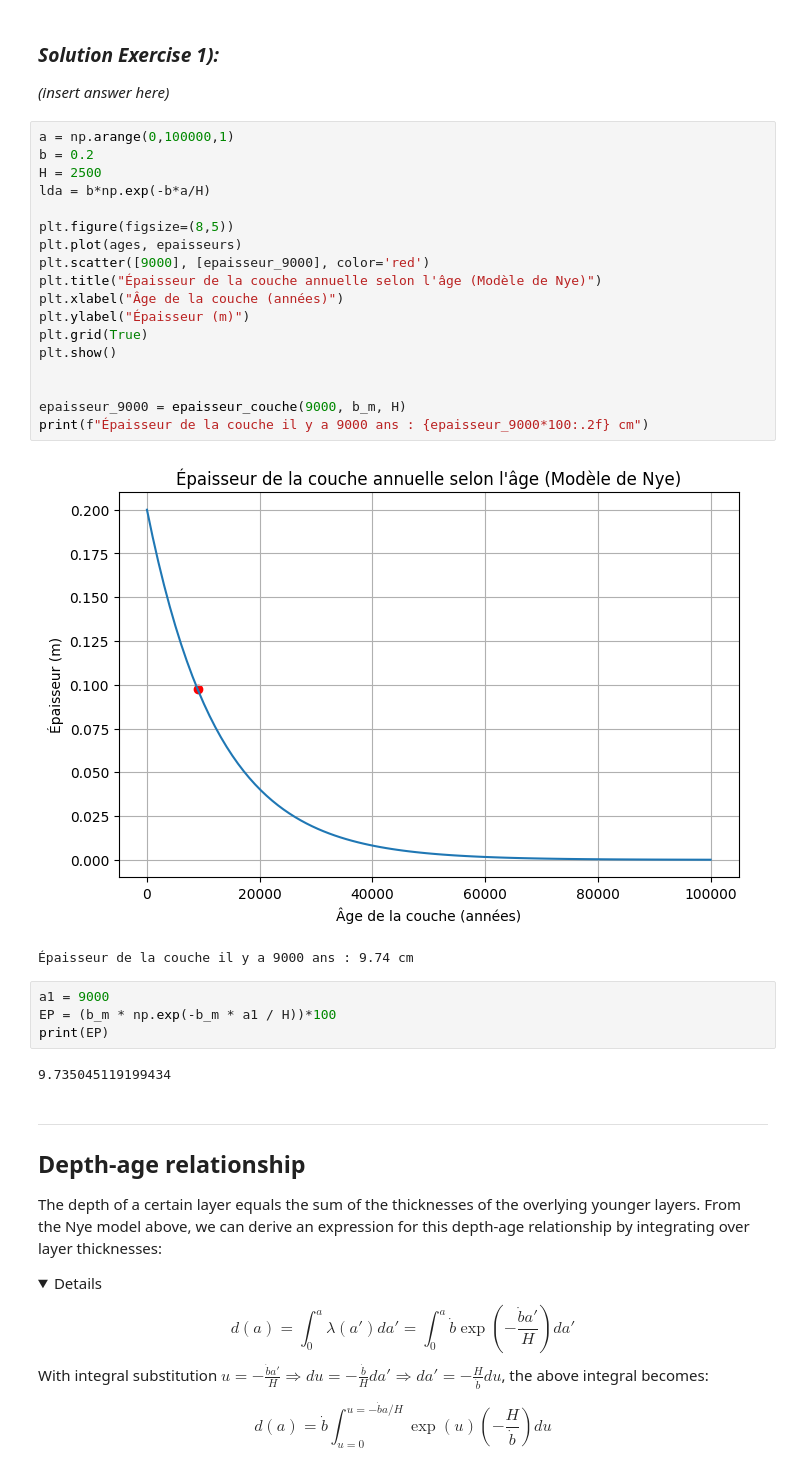
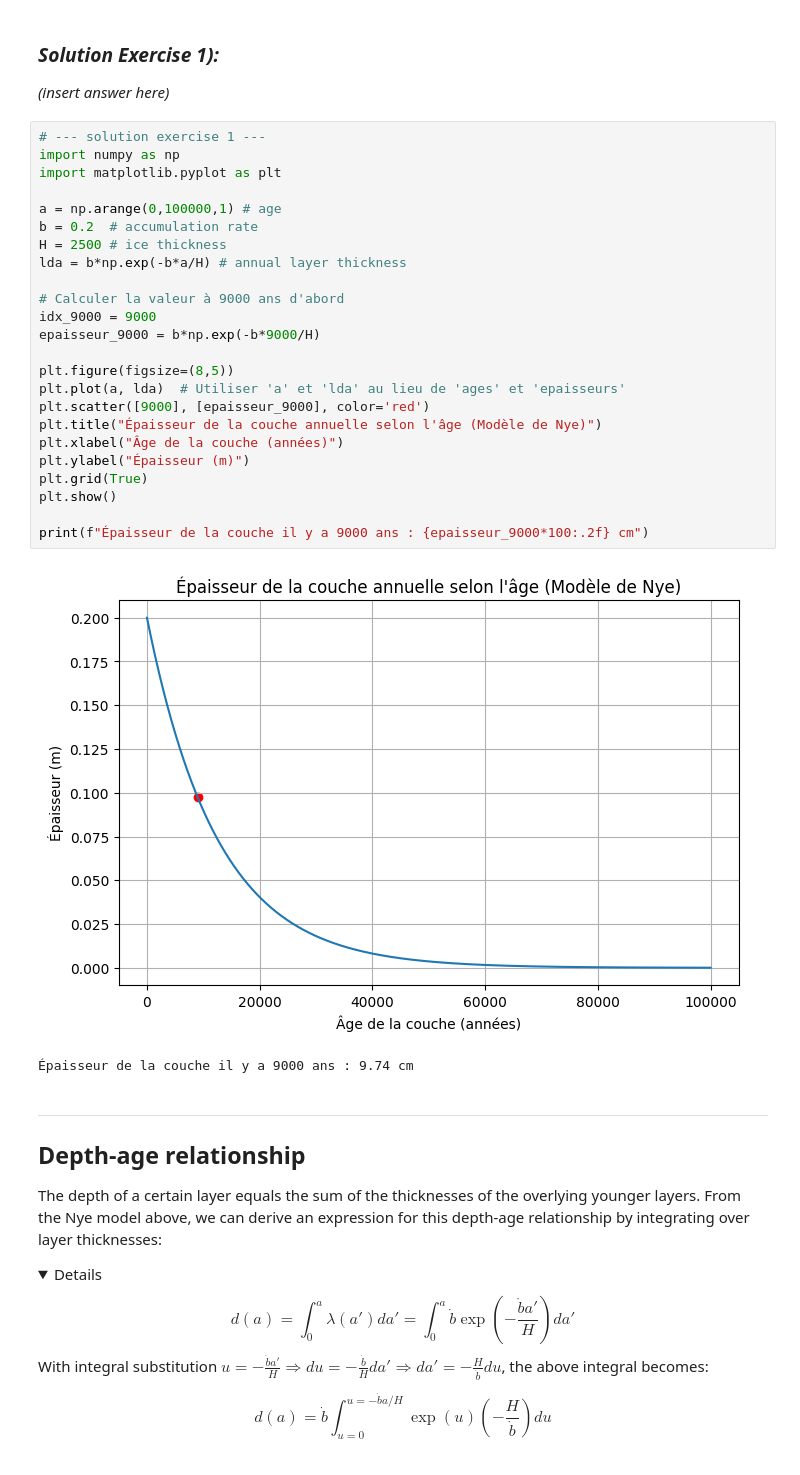
Before and after one commit to svoll1105/Glaciers_Landscapes, a Jupyter notebook: ice-stratigraphy_exercise.ipynb, the cells around one changed output. Drawn from its saved outputs; the diff is of its cells as text; folded sections open.

```diff
--- a/ice-stratigraphy_exercise.ipynb
+++ b/ice-stratigraphy_exercise.ipynb
@@ -116,33 +84,33 @@ lda =   # annual layer thickness, using equation above
 
 
 *(insert answer here)*
-# %%
-a = np.arange(0,100000,1)
-b = 0.2
-H = 2500
-lda = b*np.exp(-b*a/H)
-
-plt.figure(figsize=(8,5))
-plt.plot(ages, epaisseurs)
-plt.scatter([9000], [epaisseur_9000], color='red')
-plt.title("Épaisseur de la couche annuelle selon l'âge (Modèle de Nye)")
-plt.xlabel("Âge de la couche (années)")
-plt.ylabel("Épaisseur (m)")
-plt.grid(True)
-plt.show()
-
-
-epaisseur_9000 = epaisseur_couche(9000, b_m, H)
-print(f"Épaisseur de la couche il y a 9000 ans : {epaisseur_9000*100:.2f} cm")
-# %% [output]
-[figure, removed]
-Épaisseur de la couche il y a 9000 ans : 9.74 cm
-# %%
-a1 = 9000
-EP = (b_m * np.exp(-b_m * a1 / H))*100
-print(EP)
-# %% [output]
-9.735045119199434
+# %%
+# --- solution exercise 1 ---
+import numpy as np
+import matplotlib.pyplot as plt
+
+a = np.arange(0,100000,1) # age
+b = 0.2  # accumulation rate
+H = 2500 # ice thickness
+lda = b*np.exp(-b*a/H) # annual layer thickness
+
+# Calculer la valeur à 9000 ans d'abord
+idx_9000 = 9000
+epaisseur_9000 = b*np.exp(-b*9000/H)
+
+plt.figure(figsize=(8,5))
+plt.plot(a, lda)  # Utiliser 'a' et 'lda' au lieu de 'ages' et 'epaisseurs'
+plt.scatter([9000], [epaisseur_9000], color='red')
+plt.title("Épaisseur de la couche annuelle selon l'âge (Modèle de Nye)")
+plt.xlabel("Âge de la couche (années)")
+plt.ylabel("Épaisseur (m)")
+plt.grid(True)
+plt.show()
+
+print(f"Épaisseur de la couche il y a 9000 ans : {epaisseur_9000*100:.2f} cm")
+# %% [output]
+[figure, added]
+Épaisseur de la couche il y a 9000 ans : 9.74 cm
 # %% [markdown]
 ---
 ## Depth-age relationship
```
Also changed, not shown: parts of 12 cells of this notebook.
